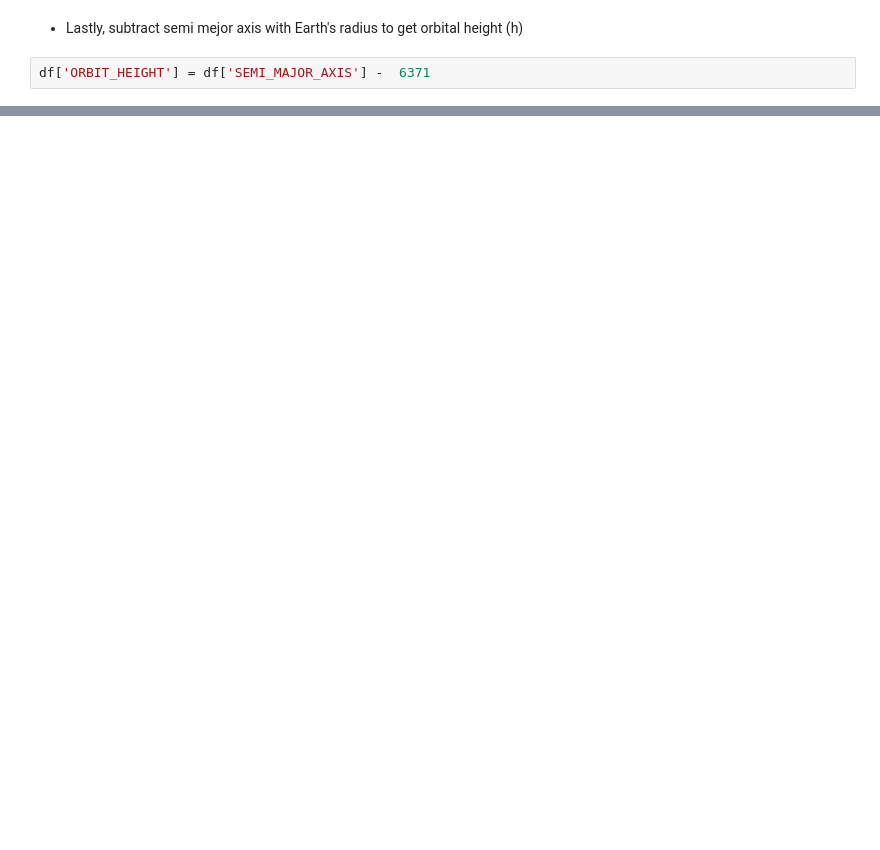
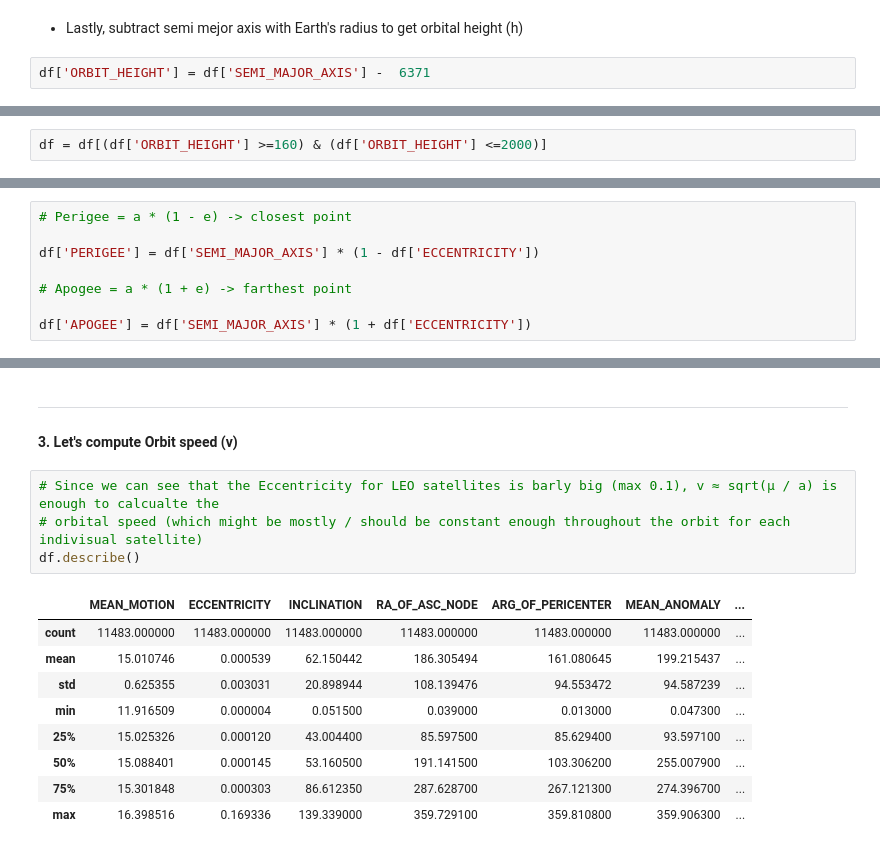
Before and after one commit to Sushrut2007/SpaceDebrisRadar.AI, a Jupyter notebook: notebooks/03_feature_engineering.ipynb, the cells around one changed output, grey strips where cells are left out. Drawn from its saved outputs; the diff is of its cells as text; blank space fills up the shorter version.

```diff
--- a/notebooks/03_feature_engineering.ipynb
+++ b/notebooks/03_feature_engineering.ipynb
@@ -109,0 +178,2 @@ df[df['ORBIT_HEIGHT']>2000]
+# %%
+df = df[(df['ORBIT_HEIGHT'] >=160) & (df['ORBIT_HEIGHT'] <=2000)]
@@ -109,0 +187,8 @@ df[df['ORBIT_HEIGHT']>2000]
+# %%
+# Perigee = a * (1 - e) -> closest point
+
+df['PERIGEE'] = df['SEMI_MAJOR_AXIS'] * (1 - df['ECCENTRICITY'])
+
+# Apogee = a * (1 + e) -> farthest point
+
+df['APOGEE'] = df['SEMI_MAJOR_AXIS'] * (1 + df['ECCENTRICITY'])
@@ -109,0 +205,17 @@ df[df['ORBIT_HEIGHT']>2000]
+# %% [markdown]
+----
+#### 3. Let's compute Orbit speed (v)
+# %%
+# Since we can see that the Eccentricity for LEO satellites is barly big (max 0.1), v ≈ sqrt(μ / a) is enough to calcualte the
+# orbital speed (which might be mostly / should be constant enough throughout the orbit for each indivisual satellite)
+df.describe()
+# %% [output]
+|  | MEAN_MOTION | ECCENTRICITY | INCLINATION | RA_OF_ASC_NODE | ARG_OF_PERICENTER | MEAN_ANOMALY | ... |
+| count | 11483.000000 | 11483.000000 | 11483.000000 | 11483.000000 | 11483.000000 | 11483.000000 | ... |
+| mean | 15.010746 | 0.000539 | 62.150442 | 186.305494 | 161.080645 | 199.215437 | ... |
+| std | 0.625355 | 0.003031 | 20.898944 | 108.139476 | 94.553472 | 94.587239 | ... |
+| min | 11.916509 | 0.000004 | 0.051500 | 0.039000 | 0.013000 | 0.047300 | ... |
+| 25% | 15.025326 | 0.000120 | 43.004400 | 85.597500 | 85.629400 | 93.597100 | ... |
+| 50% | 15.088401 | 0.000145 | 53.160500 | 191.141500 | 103.306200 | 255.007900 | ... |
+| 75% | 15.301848 | 0.000303 | 86.612350 | 287.628700 | 267.121300 | 274.396700 | ... |
+| max | 16.398516 | 0.169336 | 139.339000 | 359.729100 | 359.810800 | 359.906300 | ... |
```
Also changed, not shown: parts of 23 cells of this notebook.
